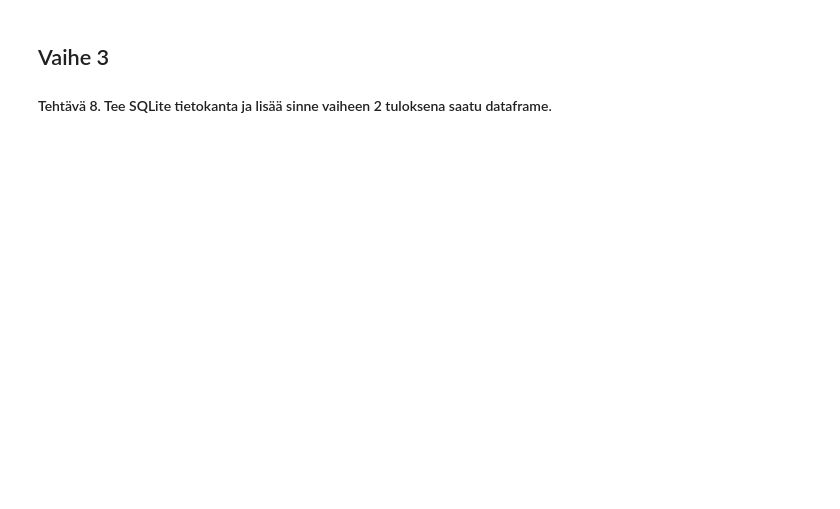
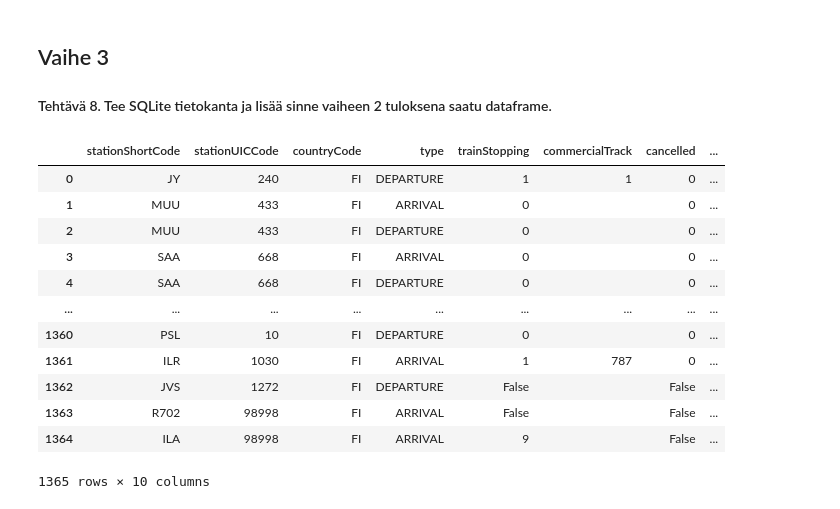
Before and after one commit to sannikattilakoski/datan-esikasittely, a Jupyter notebook: harjoitustyo/harjoitustyo.ipynb, the cells around one changed output. Saved outputs shown, nothing was run; the diff lists cells and outputs as text; code cells hidden in the pictures; blank space fills up the shorter version.

```diff
--- a/harjoitustyo/harjoitustyo.ipynb
+++ b/harjoitustyo/harjoitustyo.ipynb
@@ -222,0 +228,20 @@ combined_df
+# %%
+# Tietokannan taulun kaikkien tietojen lukeminen
+conn = sqlite3.connect('train.db')
+df = pd.read_sql_query('SELECT * FROM trains', conn)
+conn.close()
+df
+# %% [output]
+|  | stationShortCode | stationUICCode | countryCode | type | trainStopping | commercialTrack | cancelled | ... |
+| 0 | JY | 240 | FI | DEPARTURE | 1 | 1 | 0 | ... |
+| 1 | MUU | 433 | FI | ARRIVAL | 0 |  | 0 | ... |
+| 2 | MUU | 433 | FI | DEPARTURE | 0 |  | 0 | ... |
+| 3 | SAA | 668 | FI | ARRIVAL | 0 |  | 0 | ... |
+| 4 | SAA | 668 | FI | DEPARTURE | 0 |  | 0 | ... |
+| ... | ... | ... | ... | ... | ... | ... | ... | ... |
+| 1360 | PSL | 10 | FI | DEPARTURE | 0 |  | 0 | ... |
+| 1361 | ILR | 1030 | FI | ARRIVAL | 1 | 787 | 0 | ... |
+| 1362 | JVS | 1272 | FI | DEPARTURE | False |  | False | ... |
+| 1363 | R702 | 98998 | FI | ARRIVAL | False |  | False | ... |
+| 1364 | ILA | 98998 | FI | ARRIVAL | 9 |  | False | ... |
+1365 rows × 10 columns
```
Also changed, not shown: parts of 9 cells of this notebook, 1 other file.
